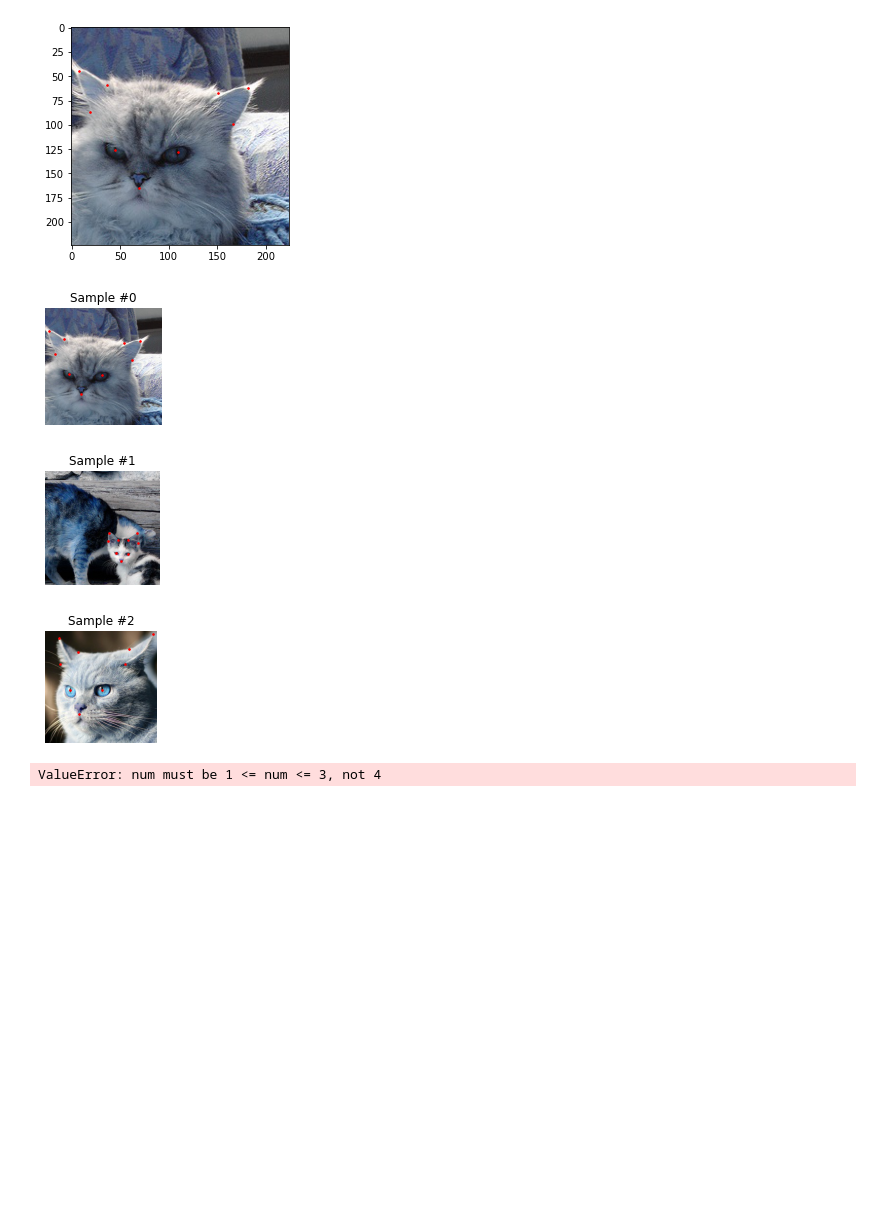
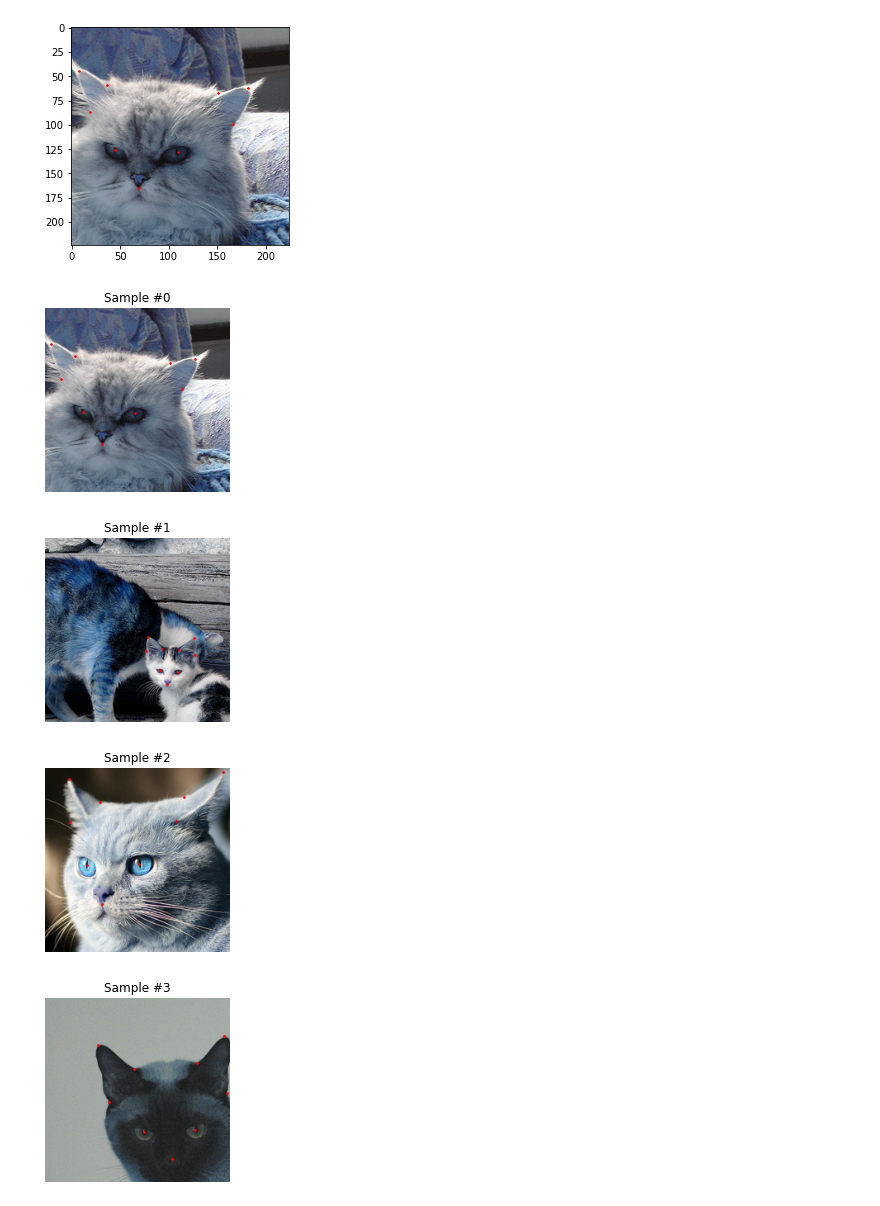
Before and after one commit to MaxVanDijck/cat-face-detection, a Jupyter notebook: model.ipynb, the cells around one changed output. Drawn from its saved outputs; the diff is of its cells as text; code cells hidden in the pictures; blank space fills up the shorter version.

```diff
--- a/model.ipynb
+++ b/model.ipynb
@@ -66,24 +66,24 @@ class CatDataset(Dataset):
 # %%
 cat_dataset = CatDataset(csv_file='augmented_labels.csv', directory='cats_augmented/', transpose=False)
 
 fig = plt.figure()
 
 for i in range(len(cat_dataset)):
     sample = cat_dataset[i]
-    ax = plt.subplot(1, 3, i + 1)
+    ax = plt.subplot(1, 2, 2)
     plt.tight_layout()
     ax.set_title('Sample #{}'.format(i))
     ax.axis('off')
     show_landmarks(**sample)
 
     if i == 3:
         plt.show()
         break
 # %% [output]
-[figure, old version]
+[figure, new version]
-[figure, old version]
+[figure, new version]
-[figure, old version]
+[figure, new version]
-ValueError: num must be 1 <= num <= 3, not 4
+[figure, added]
 # %%
 class DoubleConv(nn.Module):
     expansion = 1
```
Also changed, not shown: parts of 3 cells of this notebook.
